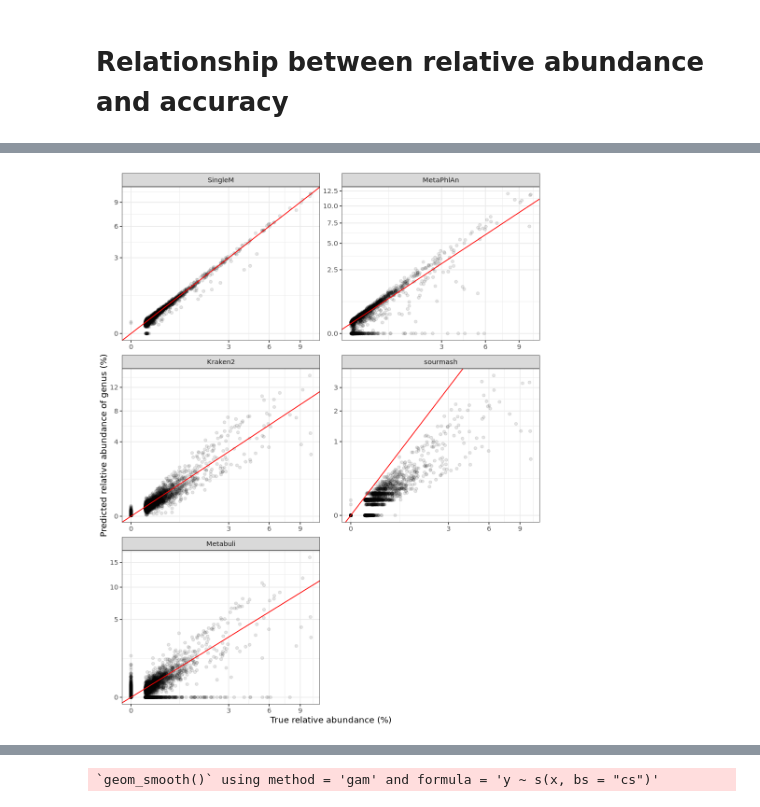
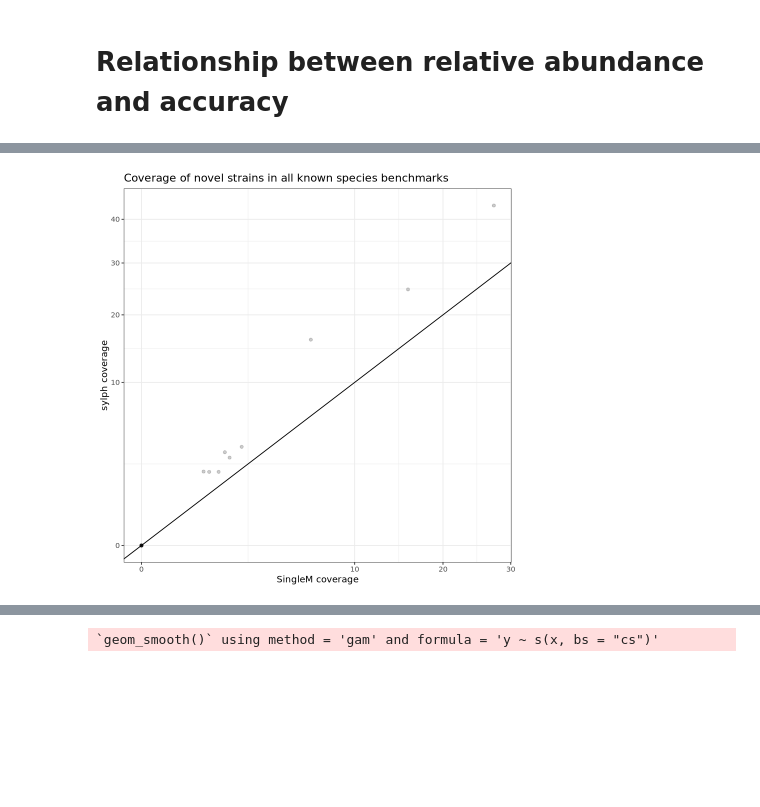
Before and after one commit to timbalam/singlem-benchmarking, a Jupyter notebook: 5_novelty/plot.ipynb, the cells around one changed output, grey strips where cells are left out. Drawn from its saved outputs; the diff is of its cells as text; code cells hidden in the pictures; blank space fills up the shorter version.

```diff
--- a/5_novelty/plot.ipynb
+++ b/5_novelty/plot.ipynb
@@ -436,8 +86,0 @@ A data.table: 3 × 6
-# %%
-# All tools
-# First convert to relabund
-m[, tool_coverage_relabund := tool_coverage/sum(tool_coverage)*100, by=list(tool, community)]
-m[, true_coverage_relabund := true_coverage/sum(true_coverage)*100, by=list(tool, community)]
-
-m = m[tool %in% correct_taxonomy_tools]
-m[, tool2 := name_to_publication_name(tool, correct_taxonomy_only=T)]
@@ -533,13 +87,11 @@ A data.table: 3 × 5
-# %%
-m2_genus[, tool_coverage_relabund := tool_coverage/sum(tool_coverage)*100, by=list(tool, community)]
-m2_genus[, true_coverage_relabund := true_coverage/sum(true_coverage)*100, by=list(tool, community)]
-
-m2_genus = m2_genus[tool %in% correct_taxonomy_tools]
-m2_genus[, tool2 := name_to_publication_name(tool, correct_taxonomy_only=T)]
-
-original_width_height = c(getOption('repr.plot.width'), getOption('repr.plot.height'))
-options(repr.plot.width=8, repr.plot.height=10)
-qplot(data=m2_genus[grep('g__',genus_and_up)], true_coverage_relabund, tool_coverage_relabund, geom='point', xlab='True relative abundance (%)', ylab='Predicted relative abundance of genus (%)', alpha=I(1/10)) + geom_abline(intercept=0, slope=1, colour='red')+scale_x_sqrt()+scale_y_sqrt()+facet_wrap(~tool2, ncol=2, scales='free')
-options(repr.plot.width=original_width_height[1], repr.plot.height=original_width_height[2])
-# %% [output]
-[figure, removed]
+# %%
+# SingleM vs sylph
+ggplot(m[grep('s__', taxonomy)], aes(SingleM, sylph)) +
+  geom_point(alpha = 1/5) +
+  labs(x = "SingleM coverage", y = "sylph coverage") +
+  ggtitle('Coverage of novel strains in all known species benchmarks') +
+  geom_abline(intercept=0, slope=1) +
+  scale_x_sqrt() +
+  scale_y_sqrt()
+# %% [output]
+[figure, added]
```
Also changed, not shown: parts of 55 cells of this notebook, 1 other file.
